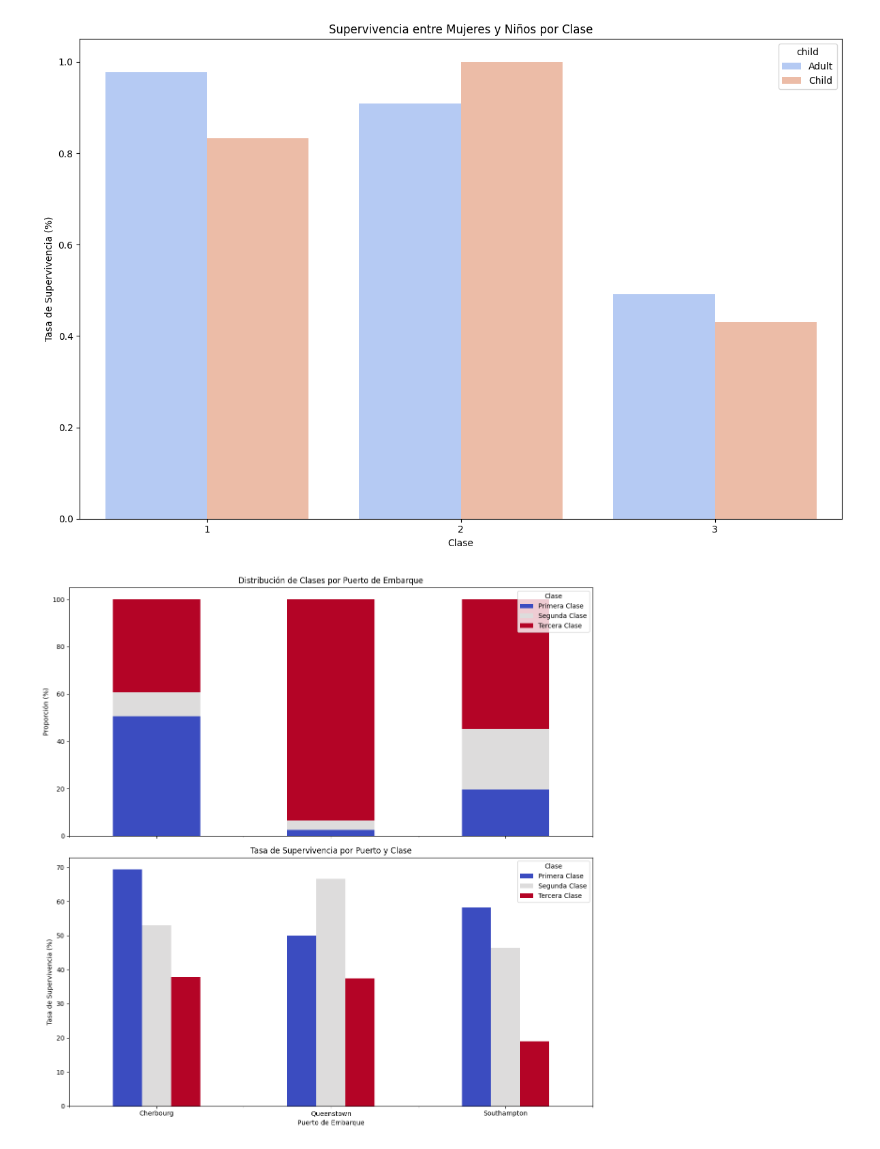
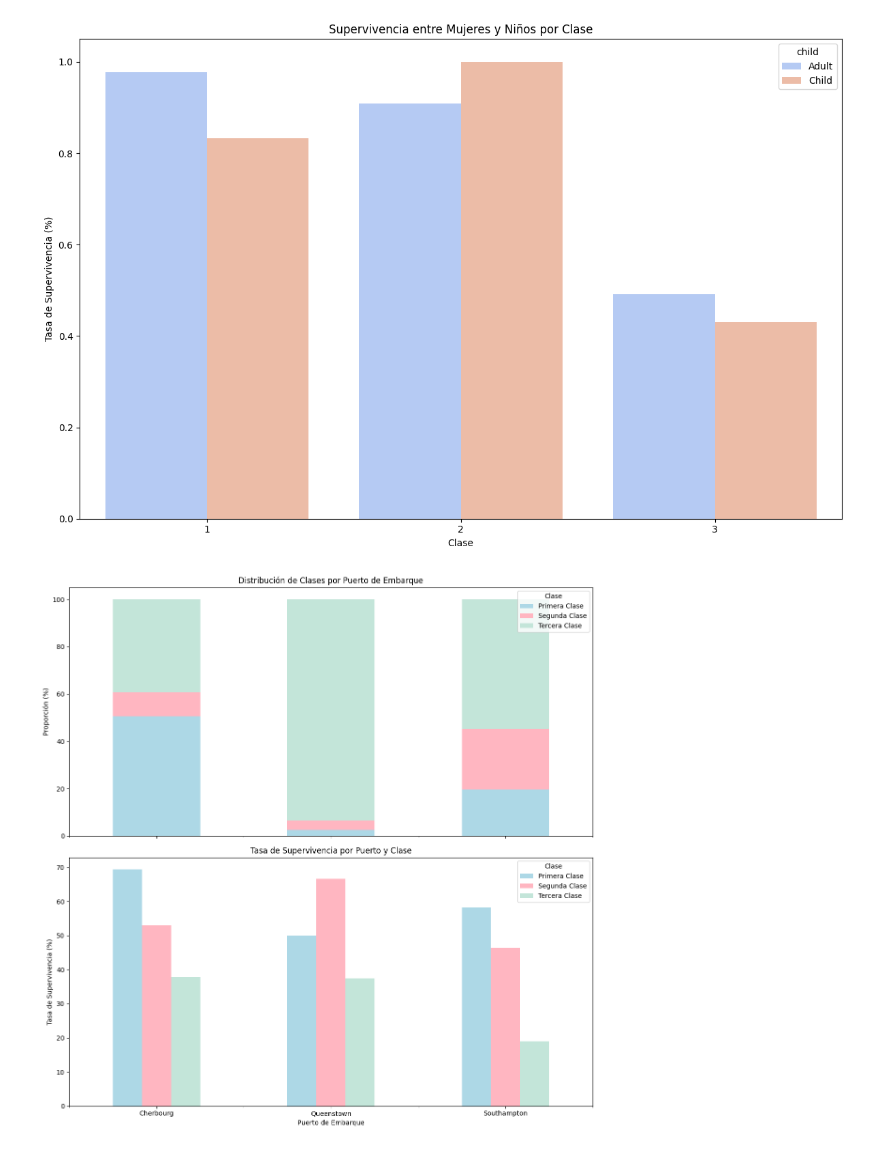
Before and after one commit to alvarosmms/ONLINE_DS_THEBRIDGE_ALVAROSMMS, a Jupyter notebook: Sprint_8/Unidad_2/Practica_Obligatoria/18_Practica_Obligatoria_Visualizacion_Presentacion.ipynb, the cells around one changed output. Cells and saved outputs as stored; diff of their text form; code cells hidden in the pictures.

```diff
--- a/Sprint_8/Unidad_2/Practica_Obligatoria/18_Practica_Obligatoria_Visualizacion_Presentacion.ipynb
+++ b/Sprint_8/Unidad_2/Practica_Obligatoria/18_Practica_Obligatoria_Visualizacion_Presentacion.ipynb
@@ -238,28 +247,36 @@ plt.show()
 # %% [output]
 [figure]
 # %%
+from matplotlib.colors import ListedColormap
+
 #5
 #Proporción de clases por puerto de embarque
 proporcion_clases_puerto = titanic_df.groupby(['embark_town', 'pclass']).size().unstack().apply(lambda x: x / x.sum(), axis=1) * 100
 
 #Tasa de supervivencia por puerto y clase
 tasa_supervivencia_puerto_clase = titanic_df.groupby(['embark_town', 'pclass'])['survived'].mean().unstack() * 100
 
 fig, axes = plt.subplots(2, 1, figsize=(12, 12), sharex=True)
 
-proporcion_clases_puerto.plot(kind='bar', stacked=True, colormap='coolwarm', ax=axes[0])
+pastel_cmap = ListedColormap(['#add8e6', '#ffb6c1', '#c3e5d9'])
+
+proporcion_clases_puerto.plot(kind='bar', stacked=True, colormap=pastel_cmap, ax=axes[0])
 axes[0].set_title('Distribución de Clases por Puerto de Embarque')
 axes[0].set_ylabel('Proporción (%)')
 axes[0].legend(title='Clase', labels=['Primera Clase', 'Segunda Clase', 'Tercera Clase'])
 
-tasa_supervivencia_puerto_clase.plot(kind='bar', colormap='coolwarm', ax=axes[1])
+tasa_supervivencia_puerto_clase.plot(kind='bar', colormap=pastel_cmap, ax=axes[1])
 axes[1].set_title('Tasa de Supervivencia por Puerto y Clase')
 axes[1].set_ylabel('Tasa de Supervivencia (%)')
 axes[1].legend(title='Clase', labels=['Primera Clase', 'Segunda Clase', 'Tercera Clase'])
 
 plt.xlabel('Puerto de Embarque')
 plt.xticks(rotation=0)
 plt.tight_layout()
+
+
+plt.savefig('supervivencia_por_clase', dpi=700, bbox_inches='tight')
+
 plt.show()
 # %% [output]
-[figure, old version]
+[figure, new version]
```
Also changed, not shown: parts of 3 cells of this notebook.
